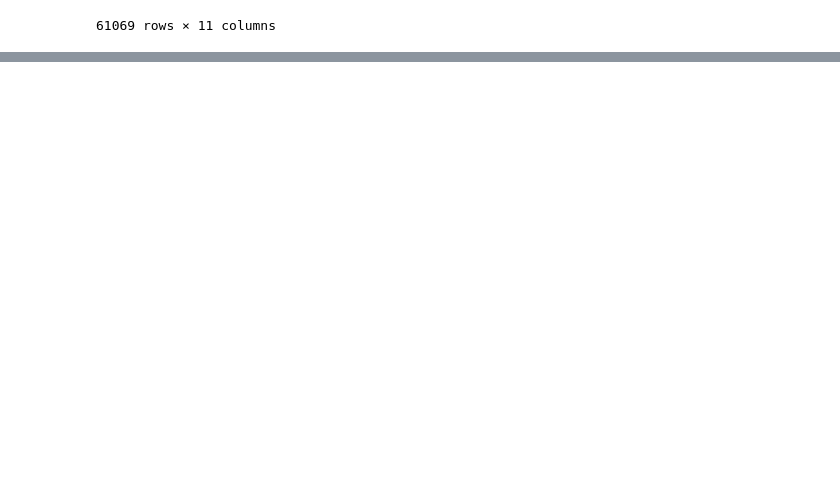
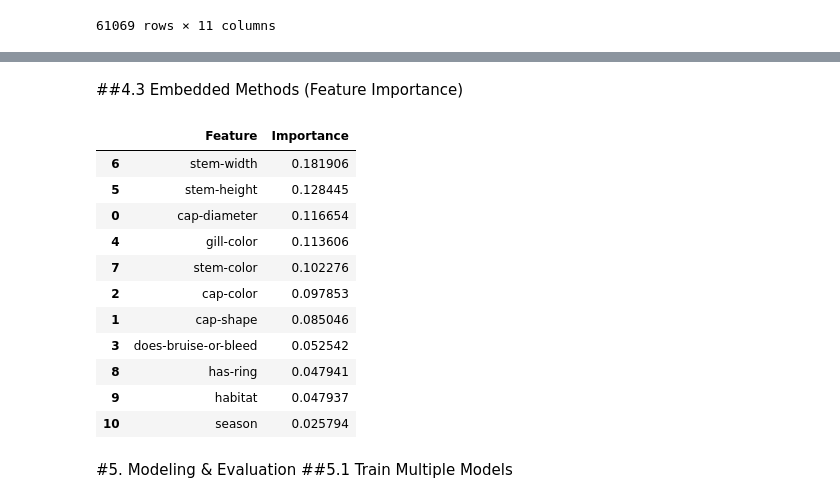
Before and after one commit to MohamedShoaib3/Algorithms_python, a Jupyter notebook: Classification_Task.ipynb, the cells around one changed output, grey strips where cells are left out. Cells and saved outputs as stored; diff of their text form; code cells hidden in the pictures; blank space fills up the shorter version.

```diff
--- a/Classification_Task.ipynb
+++ b/Classification_Task.ipynb
@@ -479,0 +581,30 @@ x_encoded.head()
+# %% [markdown]
+##4.3 Embedded Methods (Feature Importance)
+# %%
+# Train RandomForest to get feature importances
+rf_model = RandomForestClassifier(random_state=42)
+rf_model.fit(X_chi, y_chi)
+
+# Get feature importances
+feature_importances = pd.DataFrame({
+    'Feature': X_chi.columns,
+    'Importance': rf_model.feature_importances_
+}).sort_values(by='Importance', ascending=False)
+
+feature_importances
+# %% [output]
+|  | Feature | Importance |
+| 6 | stem-width | 0.181906 |
+| 5 | stem-height | 0.128445 |
+| 0 | cap-diameter | 0.116654 |
+| 4 | gill-color | 0.113606 |
+| 7 | stem-color | 0.102276 |
+| 2 | cap-color | 0.097853 |
+| 1 | cap-shape | 0.085046 |
+| 3 | does-bruise-or-bleed | 0.052542 |
+| 8 | has-ring | 0.047941 |
+| 9 | habitat | 0.047937 |
+| 10 | season | 0.025794 |
+# %% [markdown]
+#5. Modeling & Evaluation
+##5.1 Train Multiple Models
```
Also changed, not shown: parts of 21 cells of this notebook.
